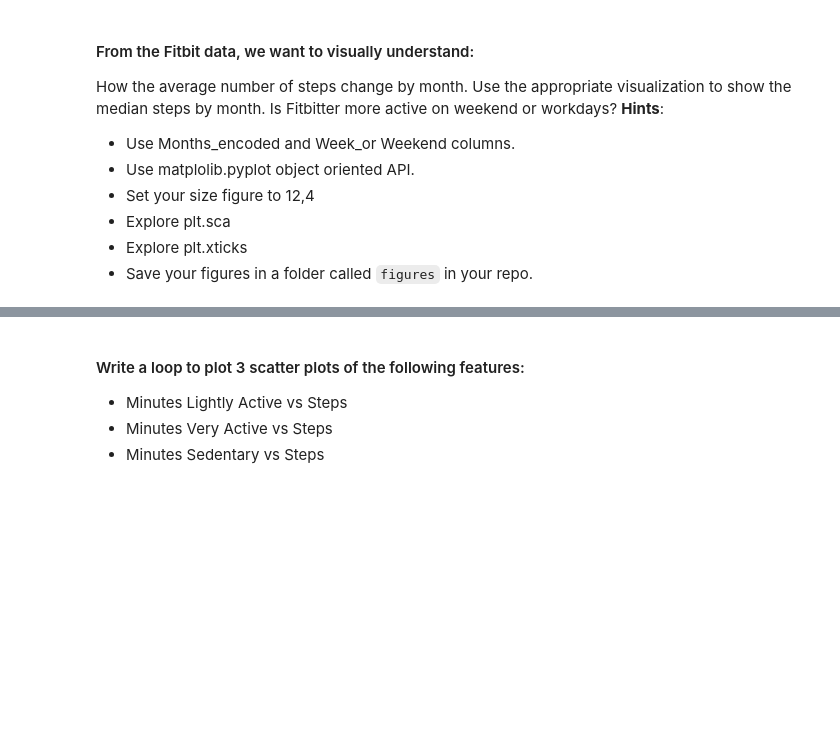
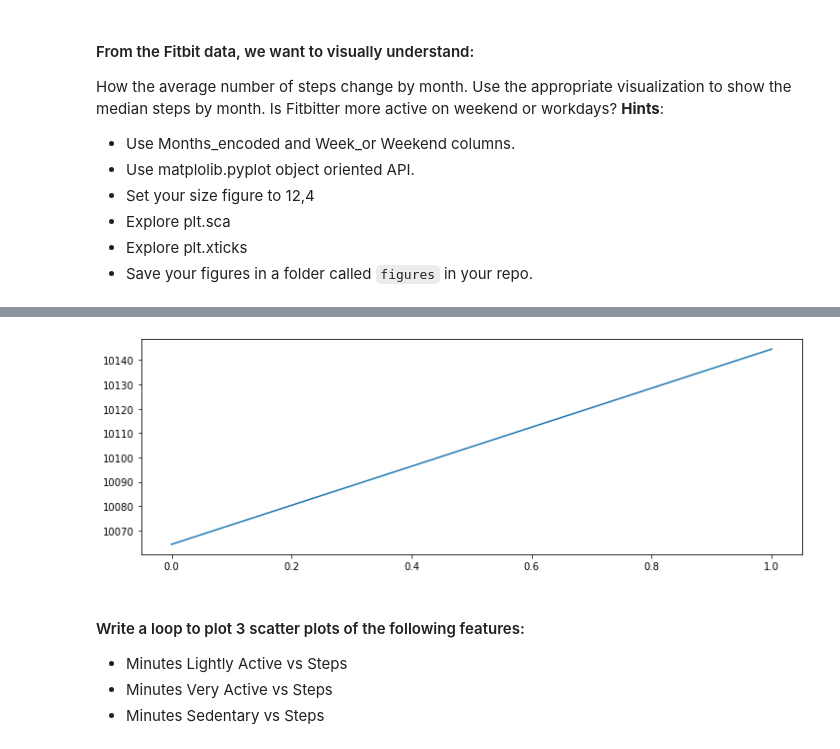
Before and after one commit to Ironhack-Data-Madrid-Octubre-2022/5.2-lab-matplotlib-seaborn, a Jupyter notebook: your-code/main.ipynb, the cells around one changed output, grey strips where cells are left out. Drawn from its saved outputs; the diff is of its cells as text; code cells hidden in the pictures; blank space fills up the shorter version.

```diff
--- a/your-code/main.ipynb
+++ b/your-code/main.ipynb
@@ -34,3 +52,12 @@ How the average number of steps change by month. Use the appropriate visualizati
+# %%
+# AVERAGE STEPS BY WORK_OR_WEEKEND
+media=fitbit.groupby(fitbit.Work_or_Weekend)['Steps'].mean()
+
+plt.plot(media)
+
+plt.savefig('../figures/2.png')
+# %% [output]
+[figure, added]
 # %% [markdown]
 #### Write a loop to plot 3 scatter plots of the following features:
 
```
Also changed, not shown: parts of 55 cells of this notebook, 2 other files.
